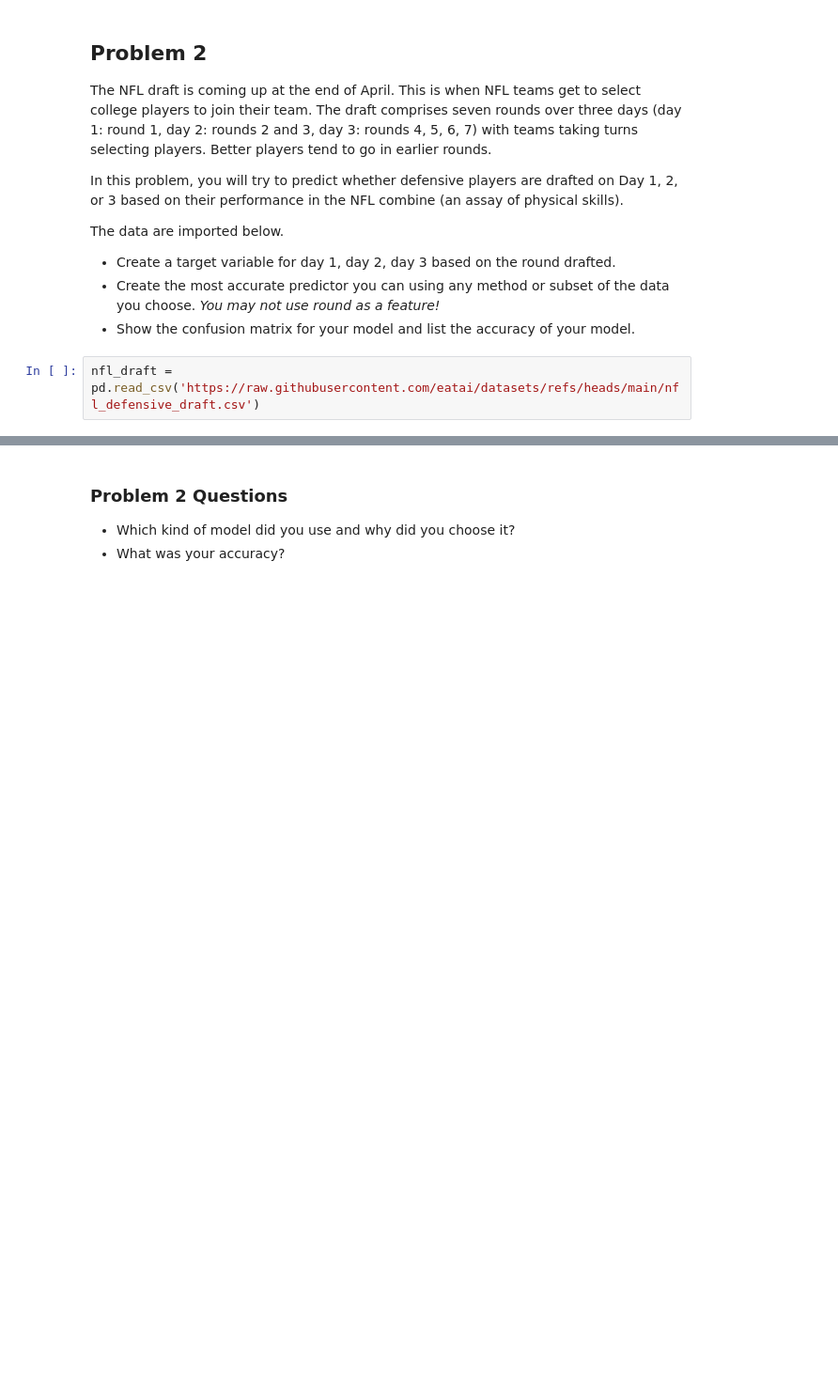
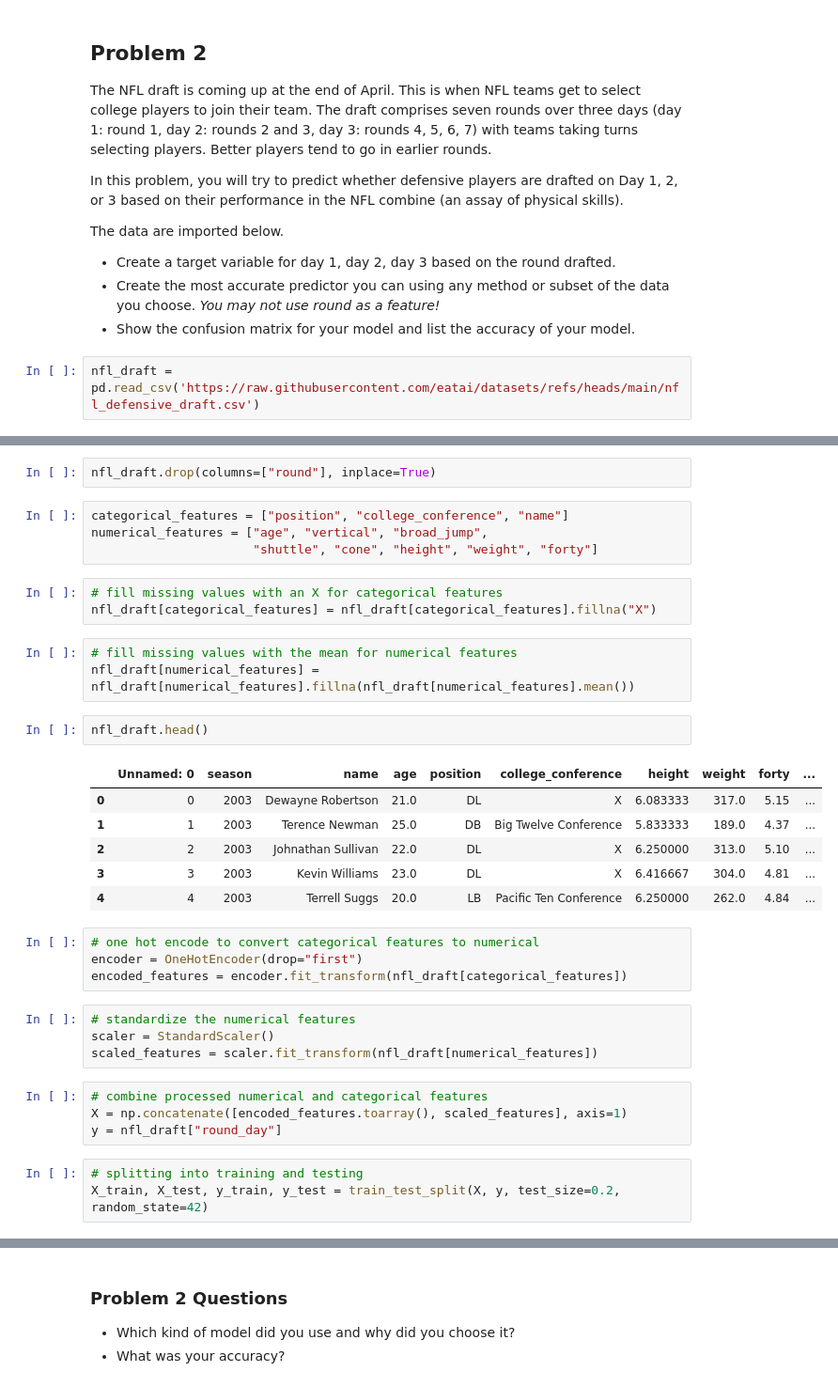
Before and after one commit to GettysburgDataScience/ps2-zoewant, a Jupyter notebook: PS2.ipynb, the cells around one changed output, grey strips where cells are left out. Shown at 94% size. Saved outputs shown, nothing was run; the diff lists cells and outputs as text; blank space fills up the shorter version.

```diff
--- a/PS2.ipynb
+++ b/PS2.ipynb
@@ -86,0 +313,36 @@ nfl_draft = pd.read_csv('https://raw.githubusercontent.com/eatai/datasets/refs/h
+# %%
+nfl_draft.drop(columns=["round"], inplace=True)
+# %%
+categorical_features = ["position", "college_conference", "name"]
+numerical_features = ["age", "vertical", "broad_jump",
+                      "shuttle", "cone", "height", "weight", "forty"]
+# %%
+# fill missing values with an X for categorical features
+nfl_draft[categorical_features] = nfl_draft[categorical_features].fillna("X")
+# %%
+# fill missing values with the mean for numerical features
+nfl_draft[numerical_features] = nfl_draft[numerical_features].fillna(nfl_draft[numerical_features].mean())
+# %%
+nfl_draft.head()
+# %% [output]
+|  | Unnamed: 0 | season | name | age | position | college_conference | height | weight | forty | ... |
+| 0 | 0 | 2003 | Dewayne Robertson | 21.0 | DL | X | 6.083333 | 317.0 | 5.15 | ... |
+| 1 | 1 | 2003 | Terence Newman | 25.0 | DB | Big Twelve Conference | 5.833333 | 189.0 | 4.37 | ... |
+| 2 | 2 | 2003 | Johnathan Sullivan | 22.0 | DL | X | 6.250000 | 313.0 | 5.10 | ... |
+| 3 | 3 | 2003 | Kevin Williams | 23.0 | DL | X | 6.416667 | 304.0 | 4.81 | ... |
+| 4 | 4 | 2003 | Terrell Suggs | 20.0 | LB | Pacific Ten Conference | 6.250000 | 262.0 | 4.84 | ... |
+# %%
+# one hot encode to convert categorical features to numerical
+encoder = OneHotEncoder(drop="first")
+encoded_features = encoder.fit_transform(nfl_draft[categorical_features])
+# %%
+# standardize the numerical features
+scaler = StandardScaler()
+scaled_features = scaler.fit_transform(nfl_draft[numerical_features])
+# %%
+# combine processed numerical and categorical features
+X = np.concatenate([encoded_features.toarray(), scaled_features], axis=1)
+y = nfl_draft["round_day"]
+# %%
+# splitting into training and testing
+X_train, X_test, y_train, y_test = train_test_split(X, y, test_size=0.2, random_state=42)
```
Also changed, not shown: parts of 36 cells of this notebook.
